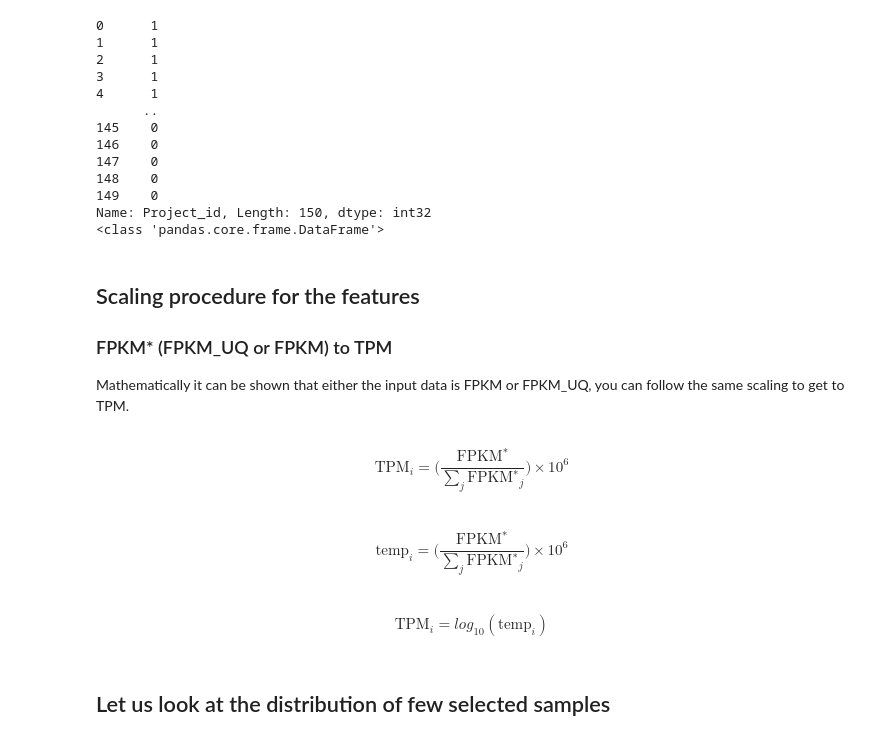
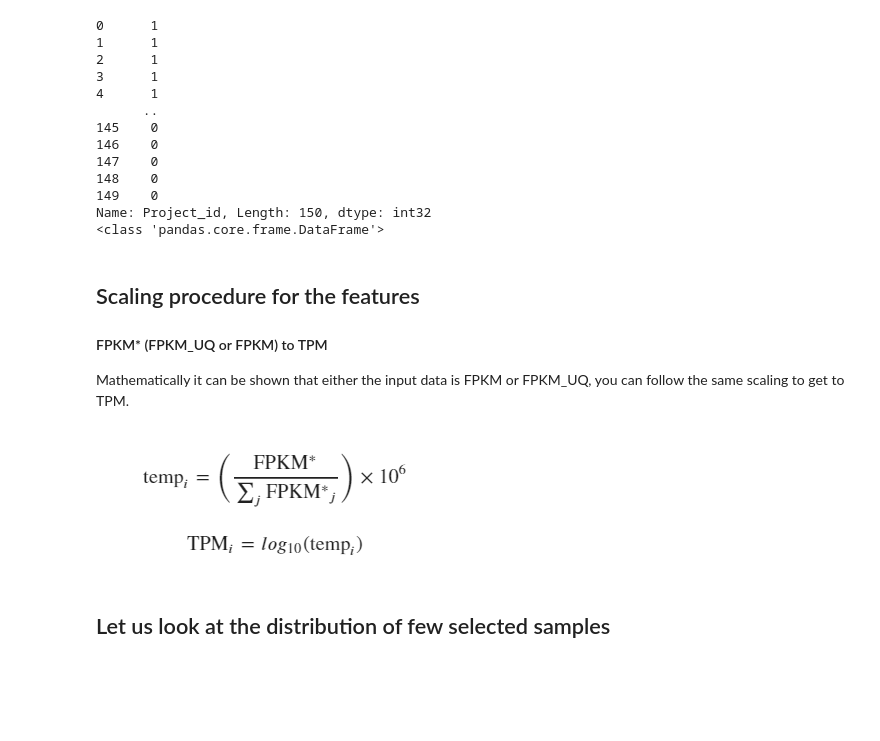
Before and after one commit to ravichas/ML-TC1, a Jupyter notebook: TC1-dataprep.ipynb, the cells around one changed output. Cells and saved outputs as stored; diff of their text form; code cells hidden in the pictures; blank space fills up the shorter version.

```diff
--- a/TC1-dataprep.ipynb
+++ b/TC1-dataprep.ipynb
@@ -436,16 +436,14 @@ Name: Project_id, Length: 150, dtype: int32
 # %% [markdown]
 ## Scaling procedure for the features
 
-### FPKM* (FPKM_UQ or FPKM) to TPM
+#### FPKM* (FPKM_UQ or FPKM) to TPM
 
 Mathematically it can be shown that either the input data is FPKM or FPKM_UQ, you can follow the same
 scaling to get to TPM.
-# %% [markdown]
-$$ \textrm{TPM}_{i}  = \bigg( \frac{\textrm{FPKM$^{*}$}} {\sum_{j} \textrm{FPKM$^{*}$}_{j}} \bigg) \times {10^6} $$
-# %% [markdown]
-$$ \text{temp}_{i}  = \bigg( \frac{\text{FPKM$^{*}$}} {\sum_{j} \text{FPKM$^{*}$}_{j}} \bigg) \times {10^6} $$
-# %% [markdown]
-$$ \textrm{TPM}_{i} = log_{10}(\textrm{temp}_{i}) $$
+# %%
+Image(filename='Img/scaling1.PNG')
+# %% [output]
+[figure, added]
 # %%
 sfeatures = features.div(features.sum(axis=1), axis=0)
 sfeatures = sfeatures * 1000000
```
Also changed, not shown: parts of 3 cells of this notebook.
